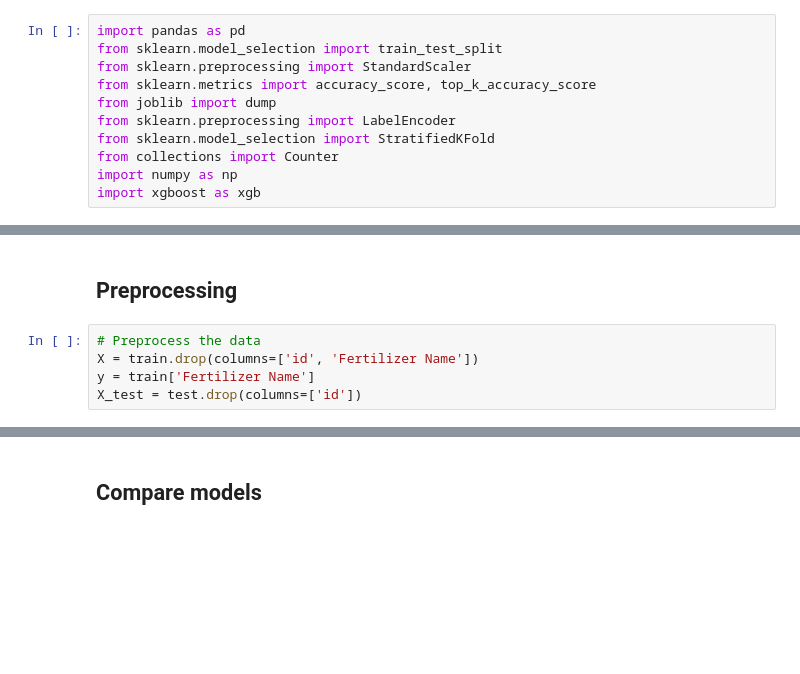
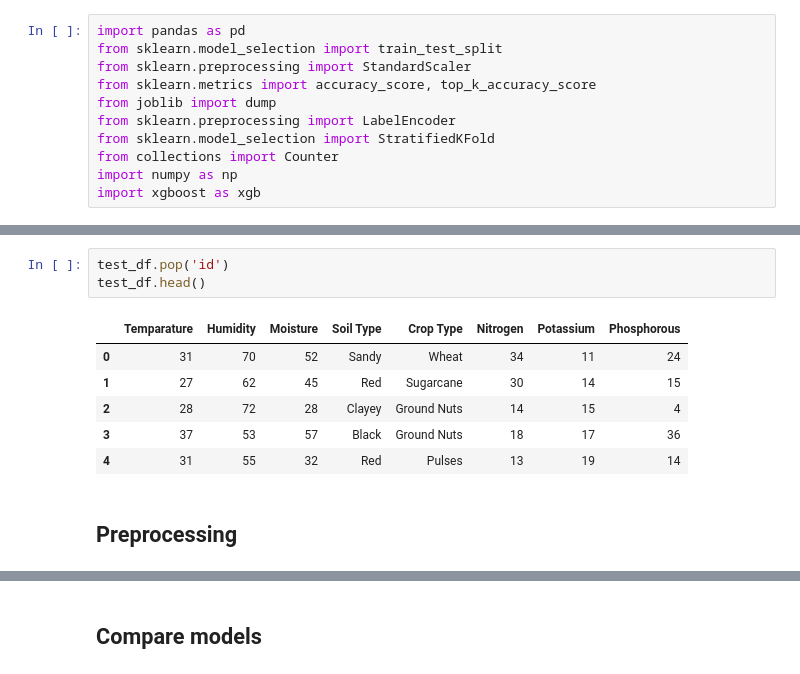
Before and after one commit to jannikhoesch/fertilizers, a Jupyter notebook: predict.ipynb, the cells around one changed output, grey strips where cells are left out. Drawn from its saved outputs; the diff is of its cells as text; blank space fills up the shorter version.

```diff
--- a/predict.ipynb
+++ b/predict.ipynb
@@ -68,7 +38,12 @@ train.describe()
+# %%
+test_df.pop('id')
+test_df.head()
+# %% [output]
+|  | Temparature | Humidity | Moisture | Soil Type | Crop Type | Nitrogen | Potassium | Phosphorous |
+| 0 | 31 | 70 | 52 | Sandy | Wheat | 34 | 11 | 24 |
+| 1 | 27 | 62 | 45 | Red | Sugarcane | 30 | 14 | 15 |
+| 2 | 28 | 72 | 28 | Clayey | Ground Nuts | 14 | 15 | 4 |
+| 3 | 37 | 53 | 57 | Black | Ground Nuts | 18 | 17 | 36 |
+| 4 | 31 | 55 | 32 | Red | Pulses | 13 | 19 | 14 |
 # %% [markdown]
 ## Preprocessing
-# %%
-# Preprocess the data
-X = train.drop(columns=['id', 'Fertilizer Name'])
-y = train['Fertilizer Name']
-X_test = test.drop(columns=['id'])
```
Also changed, not shown: parts of 22 cells of this notebook.
